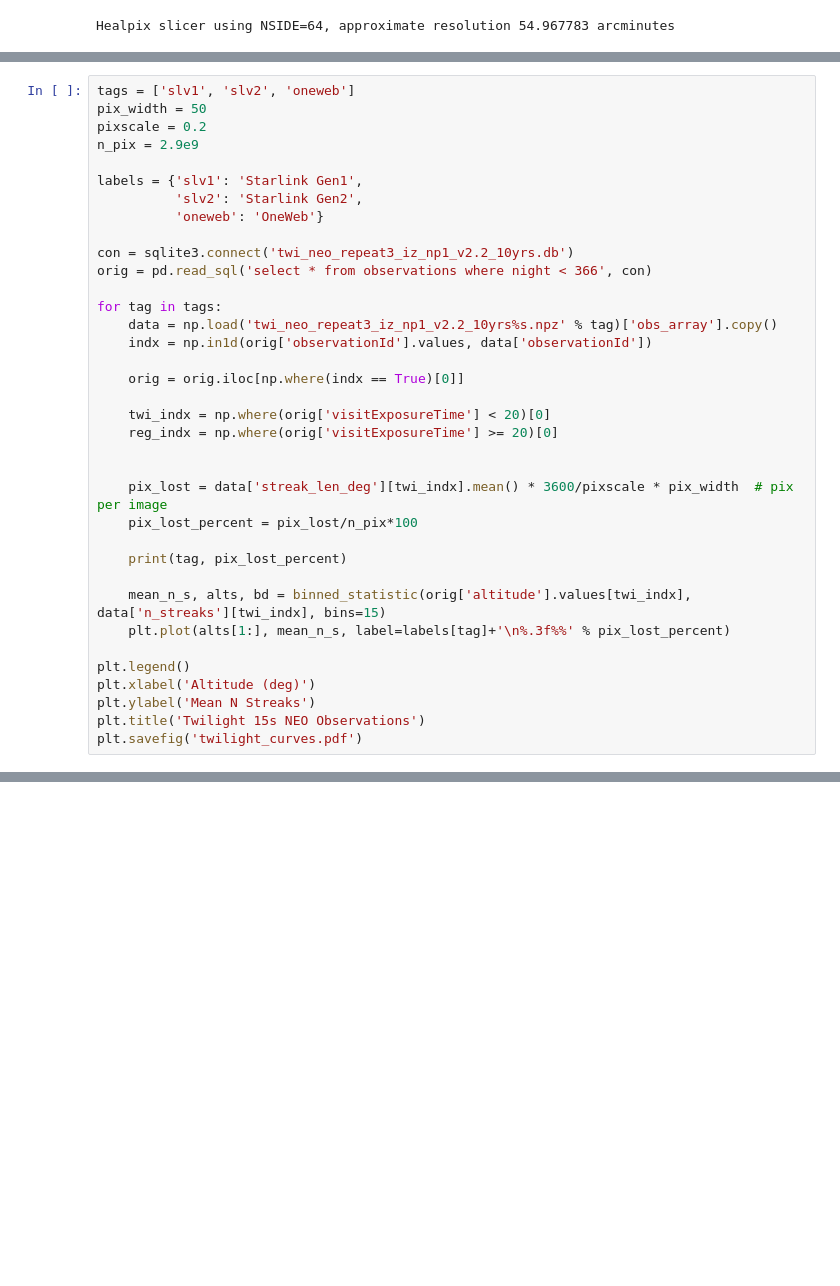
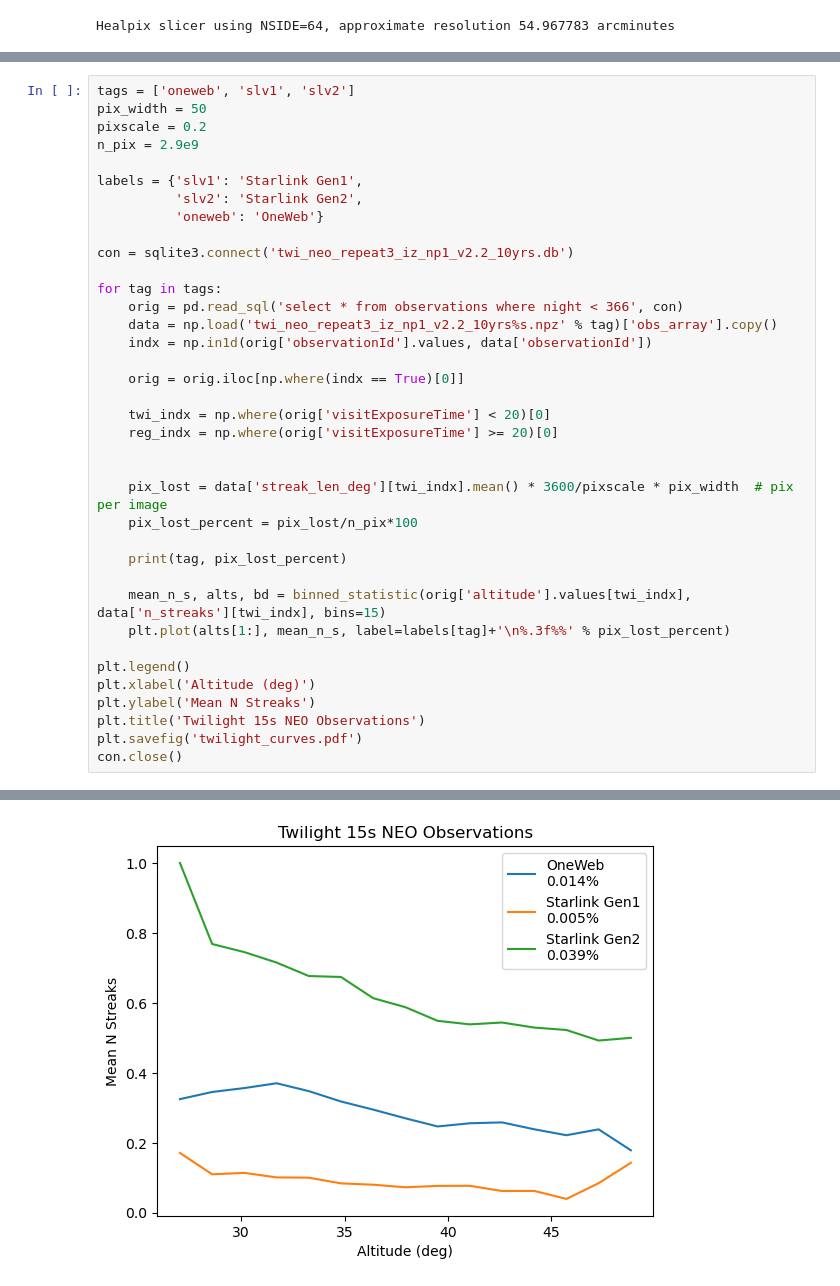
Before and after one commit to lsst-sims/satellite-dodging-ApJL, a Jupyter notebook: plots/twilight_neo.ipynb, the cells around one changed output, grey strips where cells are left out. Saved outputs shown, nothing was run; the diff lists cells and outputs as text; blank space fills up the shorter version.

Commit message:
fix plot order so colors match

```diff
--- a/plots/twilight_neo.ipynb
+++ b/plots/twilight_neo.ipynb
@@ -44,5 +46,5 @@ bg.plotAll(closefigs=False)
 # %%
-tags = ['slv1', 'slv2', 'oneweb']
+tags = ['oneweb', 'slv1', 'slv2']
 pix_width = 50
 pixscale = 0.2
 n_pix = 2.9e9
@@ -52,9 +54,9 @@ labels = {'slv1': 'Starlink Gen1',
           'oneweb': 'OneWeb'}
 
 con = sqlite3.connect('twi_neo_repeat3_iz_np1_v2.2_10yrs.db')
-orig = pd.read_sql('select * from observations where night < 366', con)
 
 for tag in tags:
+    orig = pd.read_sql('select * from observations where night < 366', con)
     data = np.load('twi_neo_repeat3_iz_np1_v2.2_10yrs%s.npz' % tag)['obs_array'].copy()
     indx = np.in1d(orig['observationId'].values, data['observationId'])
 
@@ -77,3 +79,5 @@ plt.xlabel('Altitude (deg)')
 plt.ylabel('Mean N Streaks')
 plt.title('Twilight 15s NEO Observations')
 plt.savefig('twilight_curves.pdf')
+con.close()
+# %% [output]
@@ -80,3 +87,4 @@ plt.savefig('twilight_curves.pdf')
+[figure, added]
 # %%
 # sanity check, one 3.5 degree streak wipes out what % of pixels?
 3.5*3600/.2*50/2.9e9*100
```
Also changed, not shown: parts of 3 cells of this notebook, 2 other files.
